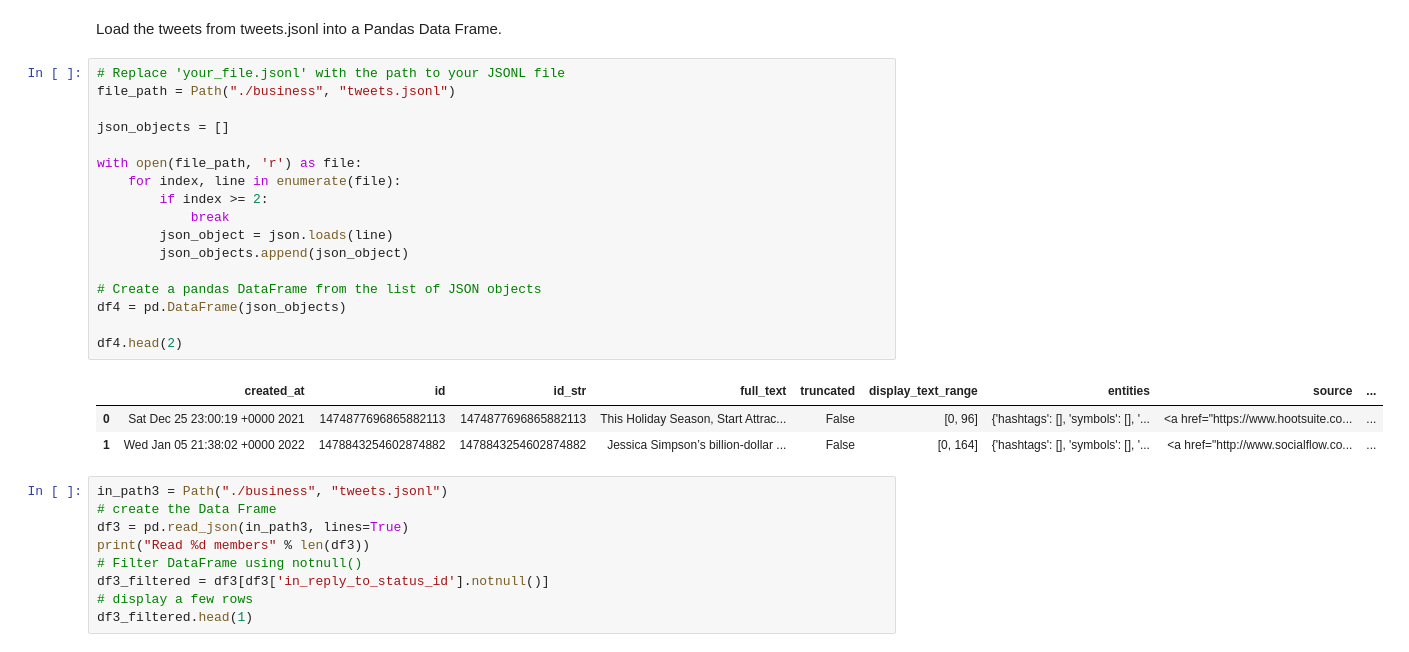
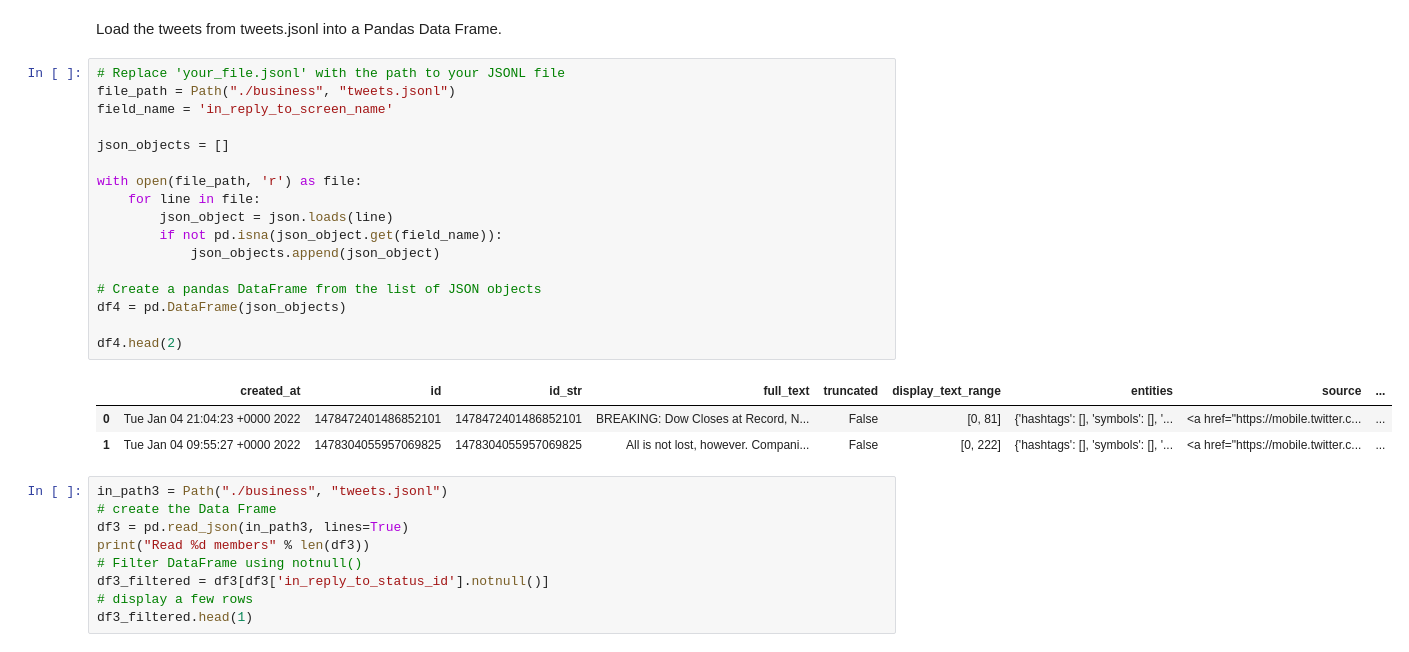
Before and after one commit to kbankowski/2022-11_data-academy, a Jupyter notebook: Level2/Group Projects/07_Network_Twitter/Project_Codes.ipynb, the cells around one changed output. Saved outputs shown, nothing was run; the diff lists cells and outputs as text.

Commit message:
Reading jsonl lines with non-NA values in a selected field

```diff
--- a/Level2/Group Projects/07_Network_Twitter/Project_Codes.ipynb
+++ b/Level2/Group Projects/07_Network_Twitter/Project_Codes.ipynb
@@ -58,24 +58,24 @@ Load the tweets from tweets.jsonl into a Pandas Data Frame.
 # %%
 # Replace 'your_file.jsonl' with the path to your JSONL file
 file_path = Path("./business", "tweets.jsonl")
+field_name = 'in_reply_to_screen_name'
 
 json_objects = []
 
 with open(file_path, 'r') as file:
-    for index, line in enumerate(file):
-        if index >= 2:
-            break
+    for line in file:
         json_object = json.loads(line)
-        json_objects.append(json_object)
+        if not pd.isna(json_object.get(field_name)):
+            json_objects.append(json_object)
 
 # Create a pandas DataFrame from the list of JSON objects
 df4 = pd.DataFrame(json_objects)
 
 df4.head(2)
 # %% [output]
 |  | created_at | id | id_str | full_text | truncated | display_text_range | entities | source | ... |
-| 0 | Sat Dec 25 23:00:19 +0000 2021 | 1474877696865882113 | 1474877696865882113 | This Holiday Season, Start Attrac... | False | [0, 96] | {'hashtags': [], 'symbols': [], '... | <a href="https://www.hootsuite.co... | ... |
-| 1 | Wed Jan 05 21:38:02 +0000 2022 | 1478843254602874882 | 1478843254602874882 | Jessica Simpson’s billion-dollar ... | False | [0, 164] | {'hashtags': [], 'symbols': [], '... | <a href="http://www.socialflow.co... | ... |
+| 0 | Tue Jan 04 21:04:23 +0000 2022 | 1478472401486852101 | 1478472401486852101 | BREAKING: Dow Closes at Record, N... | False | [0, 81] | {'hashtags': [], 'symbols': [], '... | <a href="https://mobile.twitter.c... | ... |
+| 1 | Tue Jan 04 09:55:27 +0000 2022 | 1478304055957069825 | 1478304055957069825 | All is not lost, however. Compani... | False | [0, 222] | {'hashtags': [], 'symbols': [], '... | <a href="https://mobile.twitter.c... | ... |
 # %%
 in_path3 = Path("./business", "tweets.jsonl")
 # create the Data Frame
```
